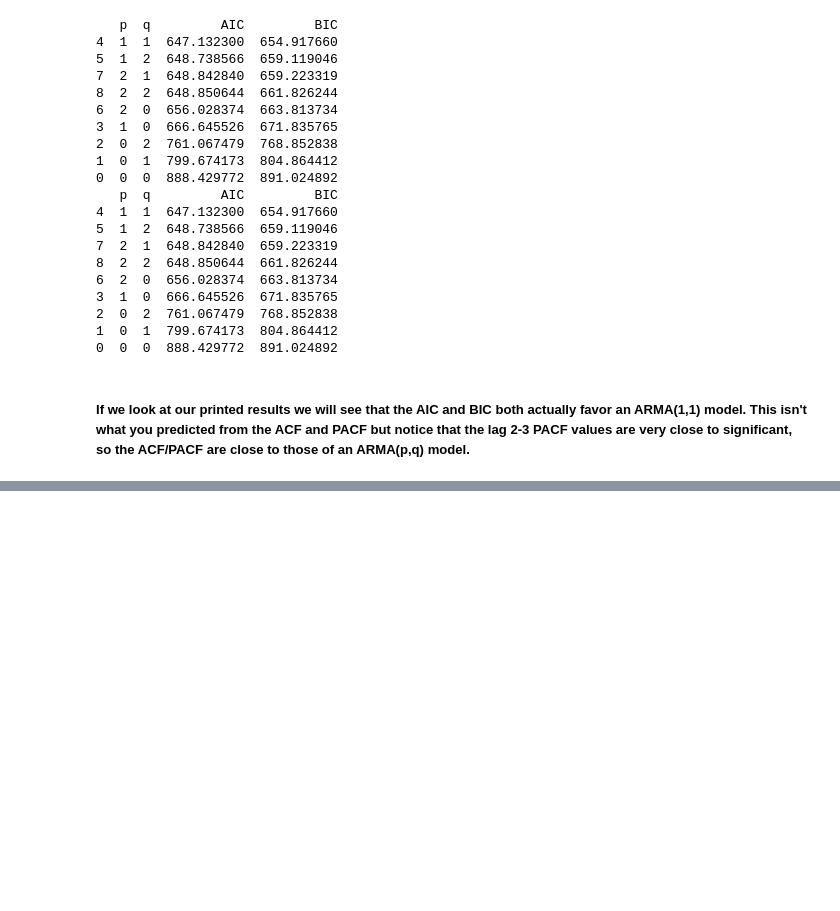
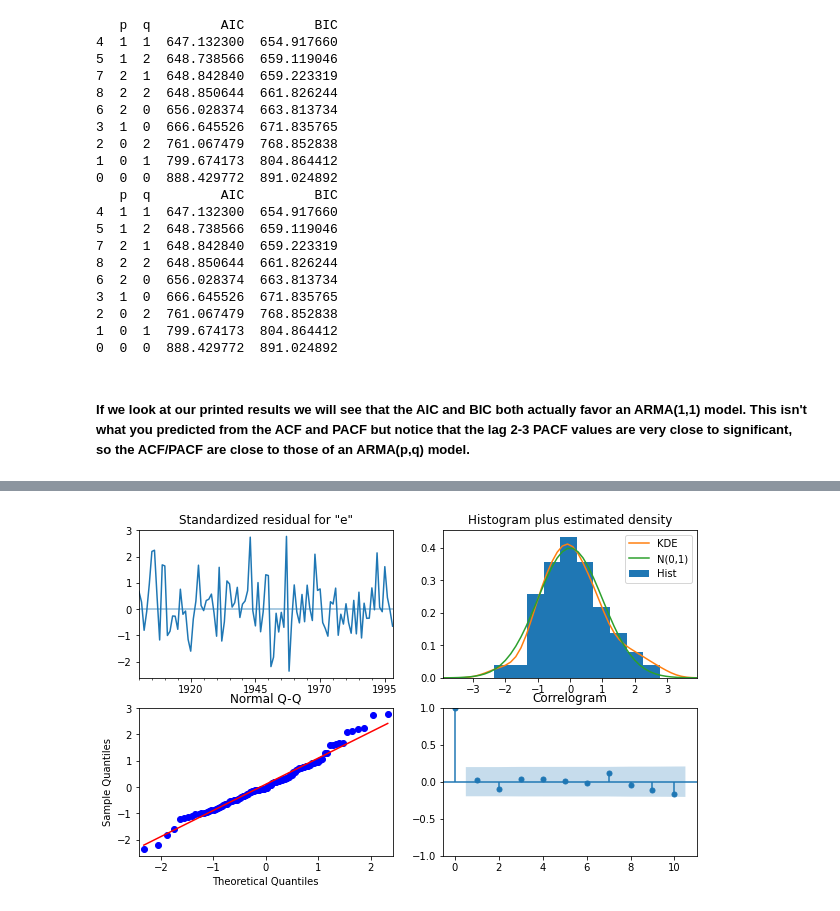
Before and after one commit to naikshubham/Forecasting-using-Python, a Jupyter notebook: Forecasting.ipynb, the cells around one changed output, grey strips where cells are left out. Cells and saved outputs as stored; diff of their text form; code cells hidden in the pictures; blank space fills up the shorter version.

```diff
--- a/Forecasting.ipynb
+++ b/Forecasting.ipynb
@@ -434,0 +501,13 @@ print(order_df.sort_values(by='BIC', ascending=True))
+# %%
+# Create and fit model
+import matplotlib
+matplotlib.rcParams['figure.figsize'] = [10.0, 6.0]
+
+model = SARIMAX(earthquakes, order=(1,0,1))
+results=model.fit()
+
+# Create the 4 diagostics plots
+results.plot_diagnostics()
+plt.show()
+# %% [output]
+[figure, added]
```
Also changed, not shown: parts of 26 cells of this notebook.
